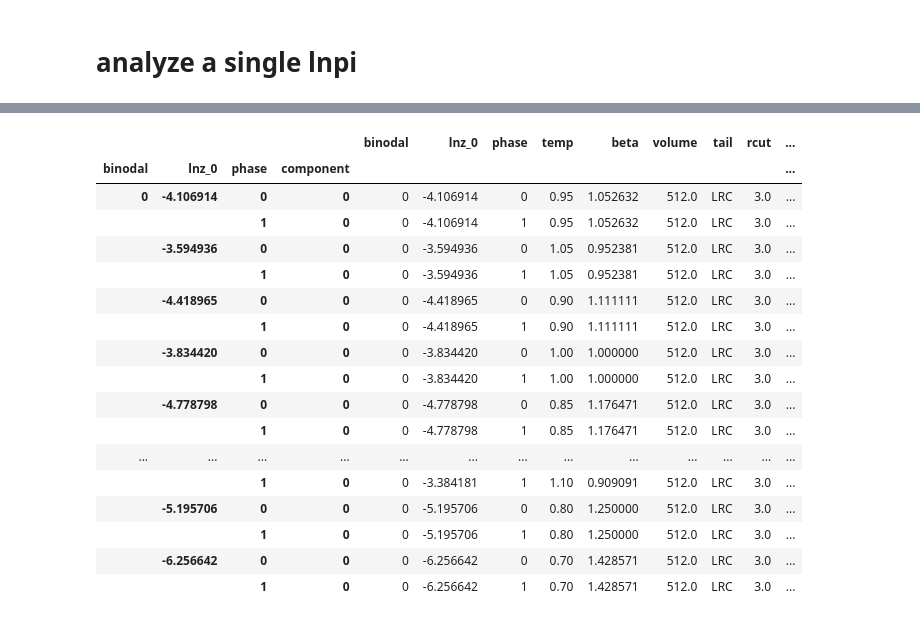
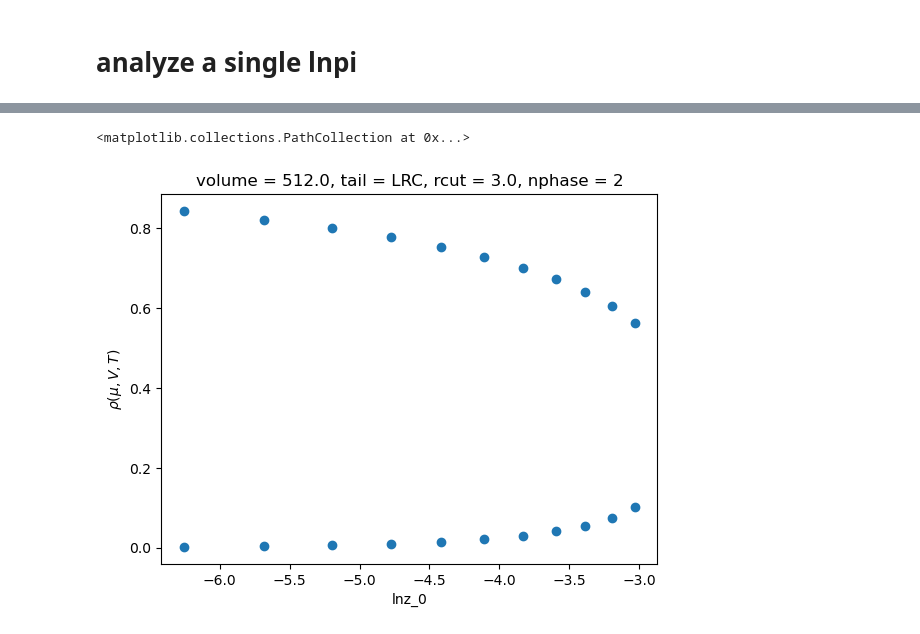
Before and after one commit to wpk-nist-gov/tmmc-lnpy, a Jupyter notebook: examples/multiple_states/Analyzing_multiple_states.ipynb, the cells around one changed output, grey strips where cells are left out. Drawn from its saved outputs; the diff is of its cells as text; code cells hidden in the pictures.

```diff
--- a/examples/multiple_states/Analyzing_multiple_states.ipynb
+++ b/examples/multiple_states/Analyzing_multiple_states.ipynb
@@ -107,0 +119,13 @@ def get_stability(ref, nphase=2):
+# %%
+# super simple construction
+ref = refs[0]
+phase_creator = lnpy.PhaseCreator(
+    nmax=2,
+    nmax_peak=4,
+    ref=ref,
+    merge_kws={'efac': 0.5},
+    tag_phases=None
+)
+
+c_course = lnpy.lnPiCollection.from_builder(lnzs=np.linspace(-10, +10, 2) + ref.lnz[0],
+                                            build_phases=phase_creator.build_phases_mu([None]))
@@ -126,23 +165,3 @@ binodals = [bino for s in stabilities if (bino := s['bino']) is not None]
 # %%
 # collect properties and concat
 table = xr.concat([b.xge.table(keys=['dens_tot', 'pressure']) for b in binodals], dim='sample')
-table.to_dataframe()
-# %% [output]
-|  |  |  |  | binodal | lnz_0 | phase | temp | beta | volume | tail | rcut | ... |
-| binodal | lnz_0 | phase | component |  |  |  |  |  |  |  |  | ... |
-| 0 | -4.106914 | 0 | 0 | 0 | -4.106914 | 0 | 0.95 | 1.052632 | 512.0 | LRC | 3.0 | ... |
-|  |  | 1 | 0 | 0 | -4.106914 | 1 | 0.95 | 1.052632 | 512.0 | LRC | 3.0 | ... |
-|  | -3.594936 | 0 | 0 | 0 | -3.594936 | 0 | 1.05 | 0.952381 | 512.0 | LRC | 3.0 | ... |
-|  |  | 1 | 0 | 0 | -3.594936 | 1 | 1.05 | 0.952381 | 512.0 | LRC | 3.0 | ... |
-|  | -4.418965 | 0 | 0 | 0 | -4.418965 | 0 | 0.90 | 1.111111 | 512.0 | LRC | 3.0 | ... |
-|  |  | 1 | 0 | 0 | -4.418965 | 1 | 0.90 | 1.111111 | 512.0 | LRC | 3.0 | ... |
-|  | -3.834420 | 0 | 0 | 0 | -3.834420 | 0 | 1.00 | 1.000000 | 512.0 | LRC | 3.0 | ... |
-|  |  | 1 | 0 | 0 | -3.834420 | 1 | 1.00 | 1.000000 | 512.0 | LRC | 3.0 | ... |
-|  | -4.778798 | 0 | 0 | 0 | -4.778798 | 0 | 0.85 | 1.176471 | 512.0 | LRC | 3.0 | ... |
-|  |  | 1 | 0 | 0 | -4.778798 | 1 | 0.85 | 1.176471 | 512.0 | LRC | 3.0 | ... |
-| ... | ... | ... | ... | ... | ... | ... | ... | ... | ... | ... | ... | ... |
-|  |  | 1 | 0 | 0 | -3.384181 | 1 | 1.10 | 0.909091 | 512.0 | LRC | 3.0 | ... |
-|  | -5.195706 | 0 | 0 | 0 | -5.195706 | 0 | 0.80 | 1.250000 | 512.0 | LRC | 3.0 | ... |
-|  |  | 1 | 0 | 0 | -5.195706 | 1 | 0.80 | 1.250000 | 512.0 | LRC | 3.0 | ... |
-|  | -6.256642 | 0 | 0 | 0 | -6.256642 | 0 | 0.70 | 1.428571 | 512.0 | LRC | 3.0 | ... |
-|  |  | 1 | 0 | 0 | -6.256642 | 1 | 0.70 | 1.428571 | 512.0 | LRC | 3.0 | ... |
@@ -148,0 +170,5 @@ table.to_dataframe()
+# %%
+table.plot.scatter('lnz_0','dens_tot')
+# %% [output]
+<matplotlib.collections.PathCollection at 0x...>
+[figure, added]
```
Also changed, not shown: parts of 6 cells of this notebook, 3 other files.
